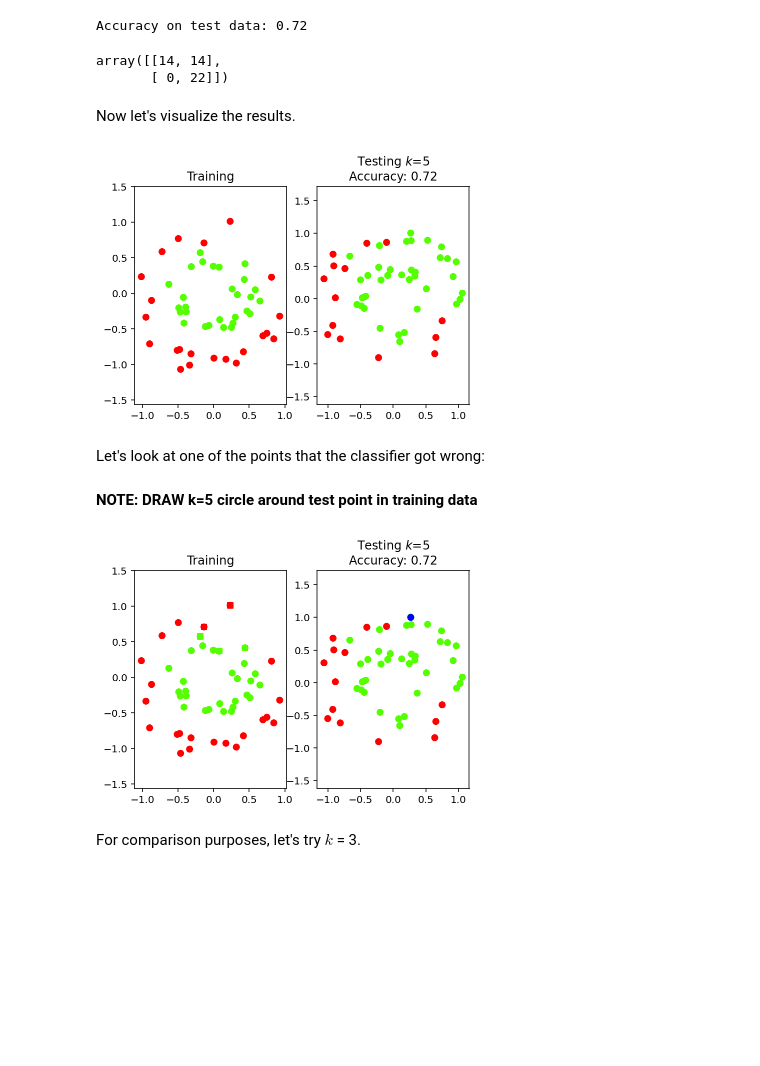
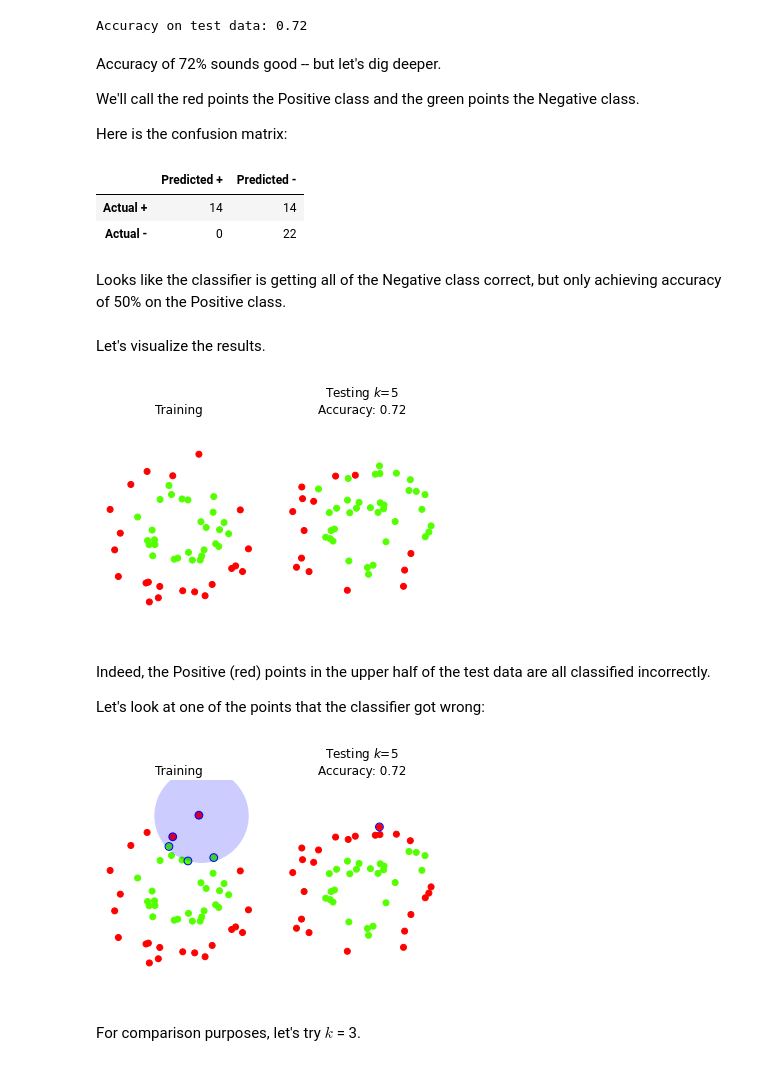
Before and after one commit to mcrovella/CS506-Computational-Tools-for-Data-Science, a Jupyter notebook: 15-Classification-II-kNN.ipynb, the cells around one changed output. Cells and saved outputs as stored; diff of their text form; code cells hidden in the pictures; blank space fills up the shorter version.

```diff
--- a/15-Classification-II-kNN.ipynb
+++ b/15-Classification-II-kNN.ipynb
@@ -455,23 +482,35 @@ For our first example, we will classify the points (in the two classes) using a
 We will specify that $k=5$, i.e., we will classify based on the majority vote of the 5 nearest neighbors.
 # %%
 k = 5
-knn = KNeighborsClassifier(n_neighbors=k)
+knn5 = KNeighborsClassifier(n_neighbors = k)
 # %% [markdown]
 In the context of supervised learning, the `scikit-learn` `fit()` function corresponds to __training__ and the `predict()` function corresponds to __testing.__
 # %%
-knn.fit(X_train,y_train)
-y_pred_test = knn.predict(X_test)
-print('Accuracy on test data: {}'.format(knn.score(X_test, y_test)))
+knn5.fit(X_train,y_train)
+print(f'Accuracy on test data: {knn5.score(X_test, y_test)}')
 # %% [output]
 Accuracy on test data: 0.72
-# %%
-metrics.confusion_matrix(y_test, y_pred_test)
-# %% [output]
-array([[14, 14],
-       [ 0, 22]])
+# %% [markdown]
+Accuracy of 72% sounds good -- but let's dig deeper.
+
+We'll call the red points the Positive class and the green points the Negative class.
+
+Here is the confusion matrix:
+# %%
+y_pred_test = knn5.predict(X_test)
+pd.DataFrame(metrics.confusion_matrix(y_test, y_pred_test),
+             columns = ['Predicted +', 'Predicted -'],
+             index = ['Actual +', 'Actual -'])
+# %% [output]
+|  | Predicted + | Predicted - |
+| Actual + | 14 | 14 |
+| Actual - | 0 | 22 |
+# %% [markdown]
+Looks like the classifier is getting all of the Negative class correct, but only achieving accuracy of 50% on the Positive class.
 # %% [markdown]
-Now let's visualize the results.
+Let's visualize the results.
 # %%
+k = 5
 plt.subplot(121)
 plt.scatter(X_train[:, 0], X_train[:, 1], c=y_train)
 plt.axis('equal')
@@ -479,31 +518,40 @@ plt.title('Training')
 plt.axis('off')
 plt.subplot(122)
 plt.scatter(X_test[:, 0], X_test[:, 1], c=y_pred_test)
-plt.title('Testing $k$={}\nAccuracy: {}'.format(k,knn.score(X_test, y_test)))
+plt.title(f'Testing $k$={k}\nAccuracy: {knn5.score(X_test, y_test)}')
 plt.axis('off')
 plt.axis('equal');
 # %% [output]
-[figure, old version]
+[figure, new version]
 # %% [markdown]
+Indeed, the Positive (red) points in the upper half of the test data are all classified incorrectly.
+
 Let's look at one of the points that the classifier got wrong:
-# %% [markdown]
-__NOTE: DRAW k=5 circle around test point in training data__
 # %%
+k=5
 test_point = np.argmax(X_test[:,1])
-X_test[test_point]
-neighbors = knn.kneighbors([X_test[test_point]])[1]
+neighbors = knn5.kneighbors([X_test[test_point]])[1]
 plt.subplot(121)
-plt.scatter(X_train[:, 0], X_train[:, 1], c=y_train,)
-plt.scatter(X_train[neighbors,0], X_train[neighbors,1], c = y_train[neighbors], marker='s', s=30)
+plt.scatter(X_train[:, 0], X_train[:, 1], c = y_train)
+plt.scatter(X_train[neighbors,0], X_train[neighbors,1],
+            c = y_train[neighbors], marker='o',
+            facecolors='none', edgecolors='b', s=60)
+radius = np.max(metrics.euclidean_distances(X_test[test_point].reshape(1, -1), X_train[neighbors][0]))
+ax = plt.gcf().gca()
+circle = mp.patches.Circle(X_test[test_point], radius, facecolor = 'blue', alpha = 0.2)
+ax.add_artist(circle)
 plt.axis('equal')
+plt.axis('off')
 plt.title(r'Training')
 plt.subplot(122)
 plt.scatter(X_test[:, 0], X_test[:, 1], c=y_pred_test)
-plt.scatter(X_test[test_point,0], X_test[test_point,1], c='b')
-plt.title('Testing $k$={}\nAccuracy: {}'.format(k,knn.score(X_test, y_test)))
-plt.axis('equal');
+plt.scatter(X_test[test_point,0], X_test[test_point,1], marker='o',
+            facecolors='none', edgecolors='b', s=60)
+plt.title('Testing $k$={}\nAccuracy: {}'.format(k,knn5.score(X_test, y_test)))
+plt.axis('equal')
+plt.axis('off');
 # %% [output]
-[figure, old version]
+[figure, new version]
 # %% [markdown]
 For comparison purposes, let's try $k$ = 3.
 # %%
```
Also changed, not shown: parts of 34 cells of this notebook, 1 other file.
